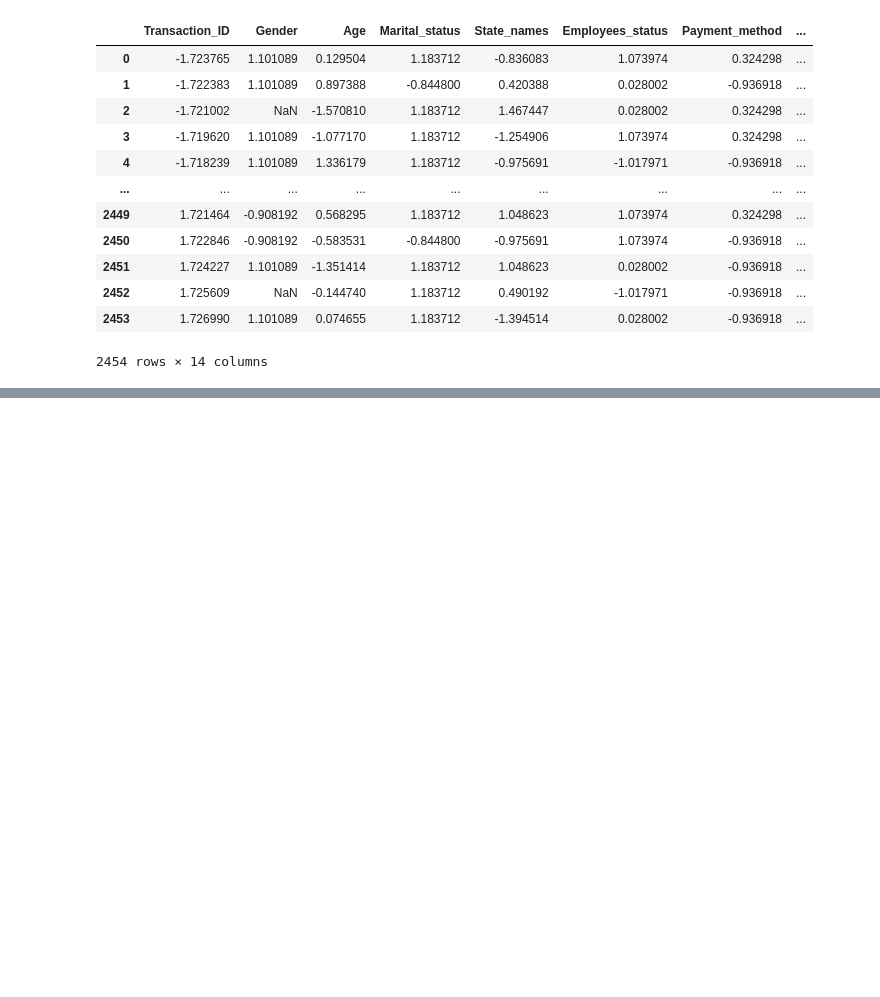
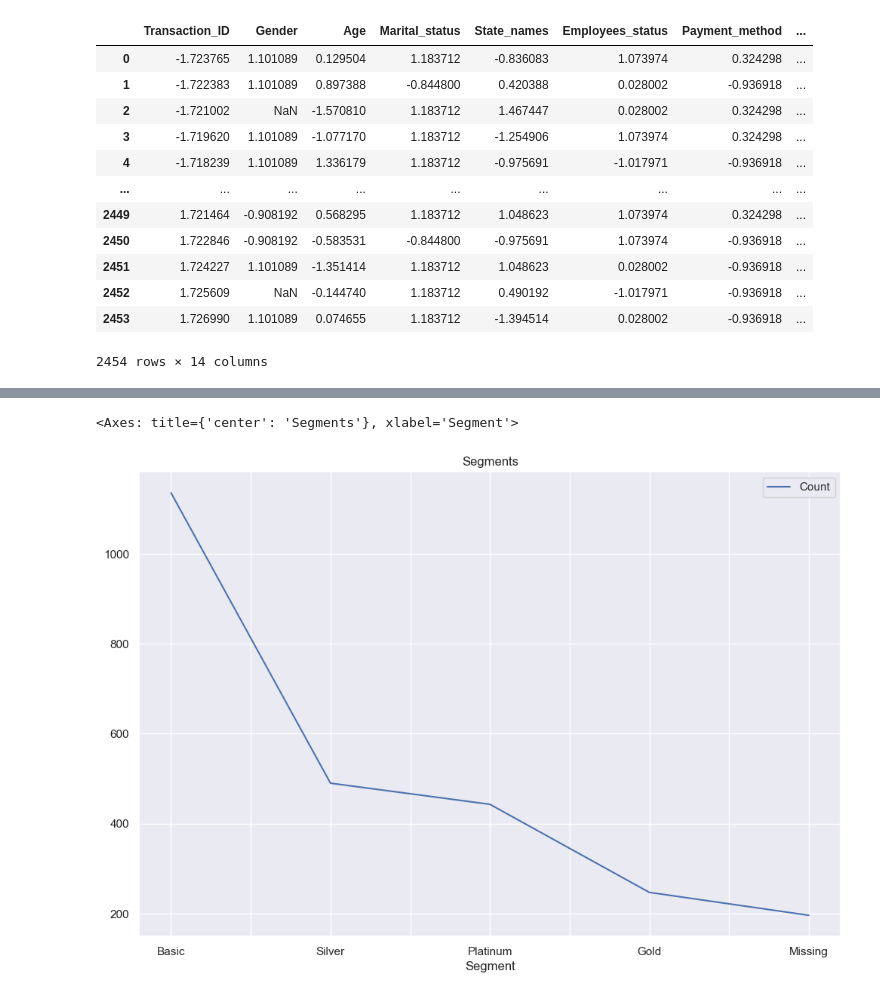
Before and after one commit to shehryarrashid/Data-Driven-AI, a Jupyter notebook: Exploratory-Data-Analysis/session4.ipynb, the cells around one changed output, grey strips where cells are left out. Drawn from its saved outputs; the diff is of its cells as text; code cells hidden in the pictures; blank space fills up the shorter version.

```diff
--- a/Exploratory-Data-Analysis/session4.ipynb
+++ b/Exploratory-Data-Analysis/session4.ipynb
@@ -375,0 +427,4 @@ Scaled Dataset Using StandardScaler
+# %%
+seg_df = fulldata['Segment'].value_counts().reset_index()
+seg_df.columns = ['Segment', 'Count']
+seg_df
@@ -375,0 +438,5 @@ Scaled Dataset Using StandardScaler
+# %%
+seg_df.plot('Segment','Count',kind='line',title='Segments')
+# %% [output]
+<Axes: title={'center': 'Segments'}, xlabel='Segment'>
+[figure, added]
```
Also changed, not shown: parts of 23 cells of this notebook, 2 other files.
